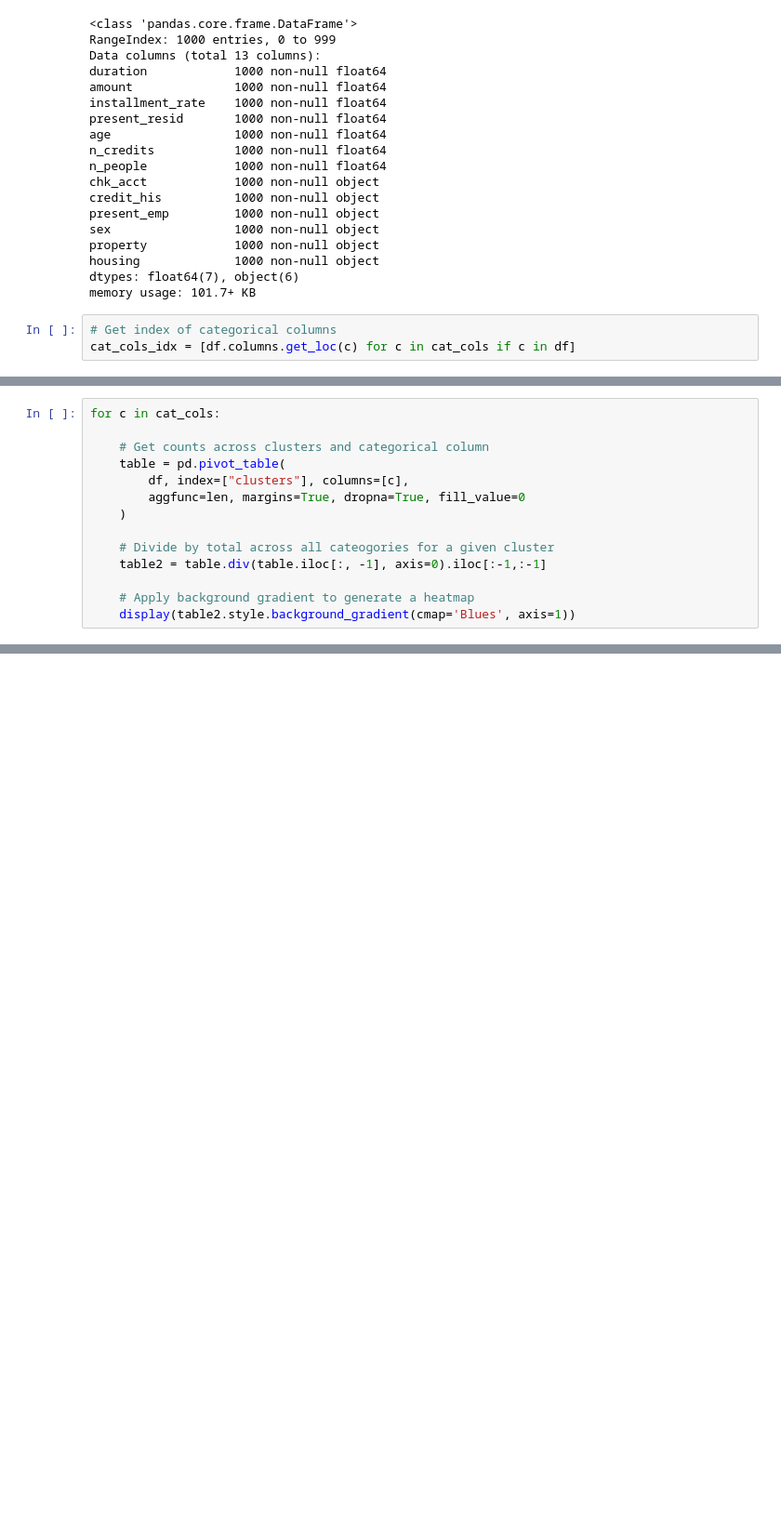
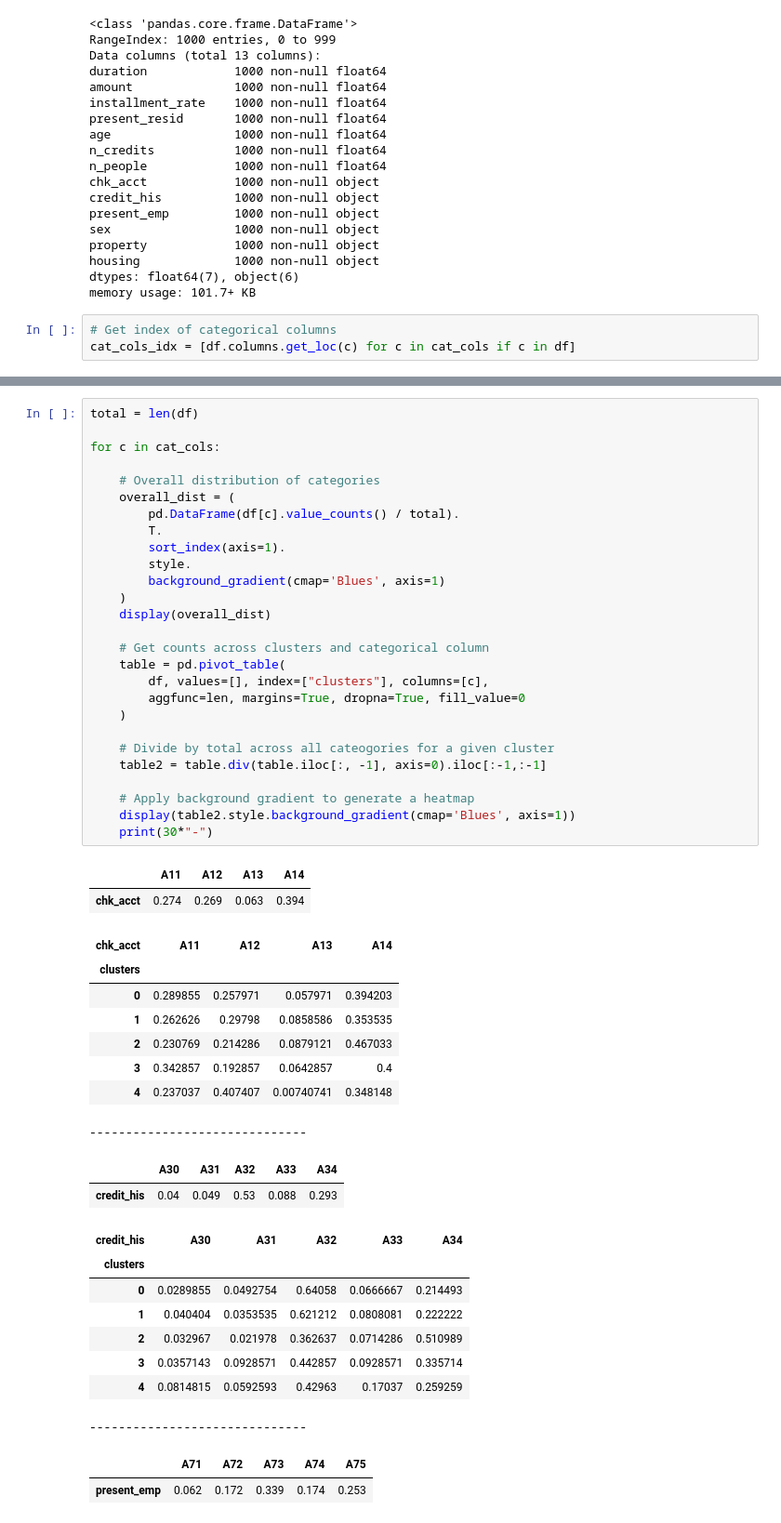
Before and after one commit to palpen/kproto, a Jupyter notebook: main.ipynb, the cells around one changed output, grey strips where cells are left out. Shown at 93% size. Saved outputs shown, nothing was run; the diff lists cells and outputs as text; blank space fills up the shorter version.

```diff
--- a/main.ipynb
+++ b/main.ipynb
@@ -425,14 +356,0 @@ df.groupby('clusters')[cont_cols].describe().T
-# %%
-for c in cat_cols:
-
-    # Get counts across clusters and categorical column
-    table = pd.pivot_table(
-        df, index=["clusters"], columns=[c],
-        aggfunc=len, margins=True, dropna=True, fill_value=0
-    )
-
-    # Divide by total across all cateogories for a given cluster
-    table2 = table.div(table.iloc[:, -1], axis=0).iloc[:-1,:-1]
-
-    # Apply background gradient to generate a heatmap
-    display(table2.style.background_gradient(cmap='Blues', axis=1))
@@ -486,0 +403,50 @@ for c in cat_cols:
+# %%
+total = len(df)
+
+for c in cat_cols:
+
+    # Overall distribution of categories
+    overall_dist = (
+        pd.DataFrame(df[c].value_counts() / total).
+        T.
+        sort_index(axis=1).
+        style.
+        background_gradient(cmap='Blues', axis=1)
+    )
+    display(overall_dist)
+
+    # Get counts across clusters and categorical column
+    table = pd.pivot_table(
+        df, values=[], index=["clusters"], columns=[c],
+        aggfunc=len, margins=True, dropna=True, fill_value=0
+    )
+
+    # Divide by total across all cateogories for a given cluster
+    table2 = table.div(table.iloc[:, -1], axis=0).iloc[:-1,:-1]
+
+    # Apply background gradient to generate a heatmap
+    display(table2.style.background_gradient(cmap='Blues', axis=1))
+    print(30*"-")
+# %% [output]
+|  | A11 | A12 | A13 | A14 |
+| chk_acct | 0.274 | 0.269 | 0.063 | 0.394 |
+| chk_acct | A11 | A12 | A13 | A14 |
+| clusters |  |  |  |  |
+| 0 | 0.289855 | 0.257971 | 0.057971 | 0.394203 |
+| 1 | 0.262626 | 0.29798 | 0.0858586 | 0.353535 |
+| 2 | 0.230769 | 0.214286 | 0.0879121 | 0.467033 |
+| 3 | 0.342857 | 0.192857 | 0.0642857 | 0.4 |
+| 4 | 0.237037 | 0.407407 | 0.00740741 | 0.348148 |
+------------------------------
+|  | A30 | A31 | A32 | A33 | A34 |
+| credit_his | 0.04 | 0.049 | 0.53 | 0.088 | 0.293 |
+| credit_his | A30 | A31 | A32 | A33 | A34 |
+| clusters |  |  |  |  |  |
+| 0 | 0.0289855 | 0.0492754 | 0.64058 | 0.0666667 | 0.214493 |
+| 1 | 0.040404 | 0.0353535 | 0.621212 | 0.0808081 | 0.222222 |
+| 2 | 0.032967 | 0.021978 | 0.362637 | 0.0714286 | 0.510989 |
+| 3 | 0.0357143 | 0.0928571 | 0.442857 | 0.0928571 | 0.335714 |
+| 4 | 0.0814815 | 0.0592593 | 0.42963 | 0.17037 | 0.259259 |
+------------------------------
+|  | A71 | A72 | A73 | A74 | A75 |
+| present_emp | 0.062 | 0.172 | 0.339 | 0.174 | 0.253 |
```
Also changed, not shown: parts of 19 cells of this notebook.
